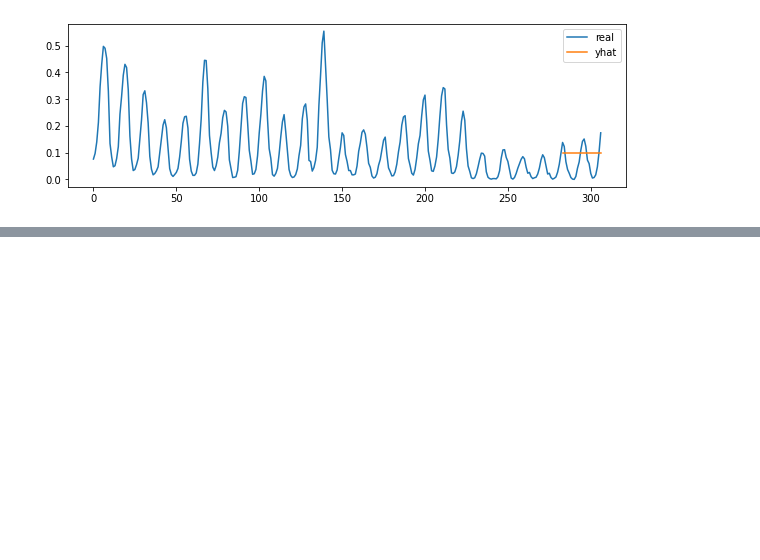
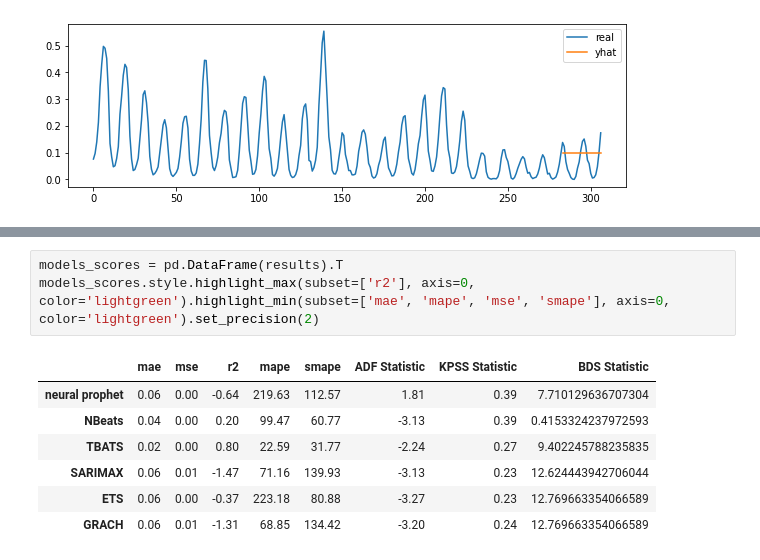
Before and after one commit to jcierocki/INGModellingContest, a Jupyter notebook: notebooks/models.ipynb, the cells around one changed output, grey strips where cells are left out. Cells and saved outputs as stored; diff of their text form; blank space fills up the shorter version.

```diff
--- a/notebooks/models.ipynb
+++ b/notebooks/models.ipynb
@@ -341,0 +395,11 @@ models_scores.style.highlight_max(subset=['r2'], axis=0, color='lightgreen').hig
+# %%
+models_scores = pd.DataFrame(results).T
+models_scores.style.highlight_max(subset=['r2'], axis=0, color='lightgreen').highlight_min(subset=['mae', 'mape', 'mse', 'smape'], axis=0, color='lightgreen').set_precision(2)
+# %% [output]
+|  | mae | mse | r2 | mape | smape | ADF Statistic | KPSS Statistic | BDS Statistic |
+| neural prophet | 0.06 | 0.00 | -0.64 | 219.63 | 112.57 | 1.81 | 0.39 | 7.710129636707304 |
+| NBeats | 0.04 | 0.00 | 0.20 | 99.47 | 60.77 | -3.13 | 0.39 | 0.4153324237972593 |
+| TBATS | 0.02 | 0.00 | 0.80 | 22.59 | 31.77 | -2.24 | 0.27 | 9.402245788235835 |
+| SARIMAX | 0.06 | 0.01 | -1.47 | 71.16 | 139.93 | -3.13 | 0.23 | 12.624443942706044 |
+| ETS | 0.06 | 0.00 | -0.37 | 223.18 | 80.88 | -3.27 | 0.23 | 12.769663354066589 |
+| GRACH | 0.06 | 0.01 | -1.31 | 68.85 | 134.42 | -3.20 | 0.24 | 12.769663354066589 |
```
Also changed, not shown: parts of 22 cells of this notebook.
